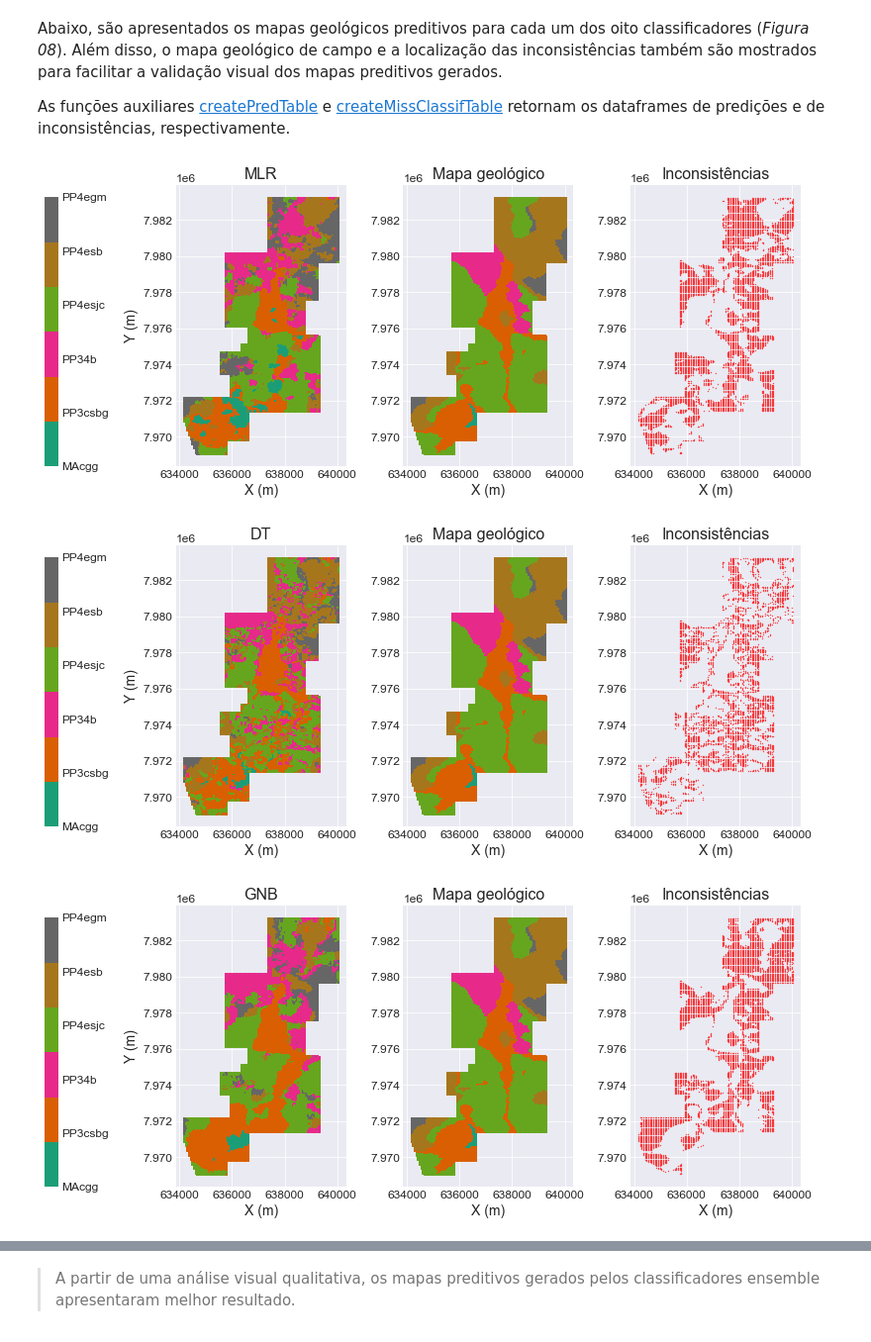
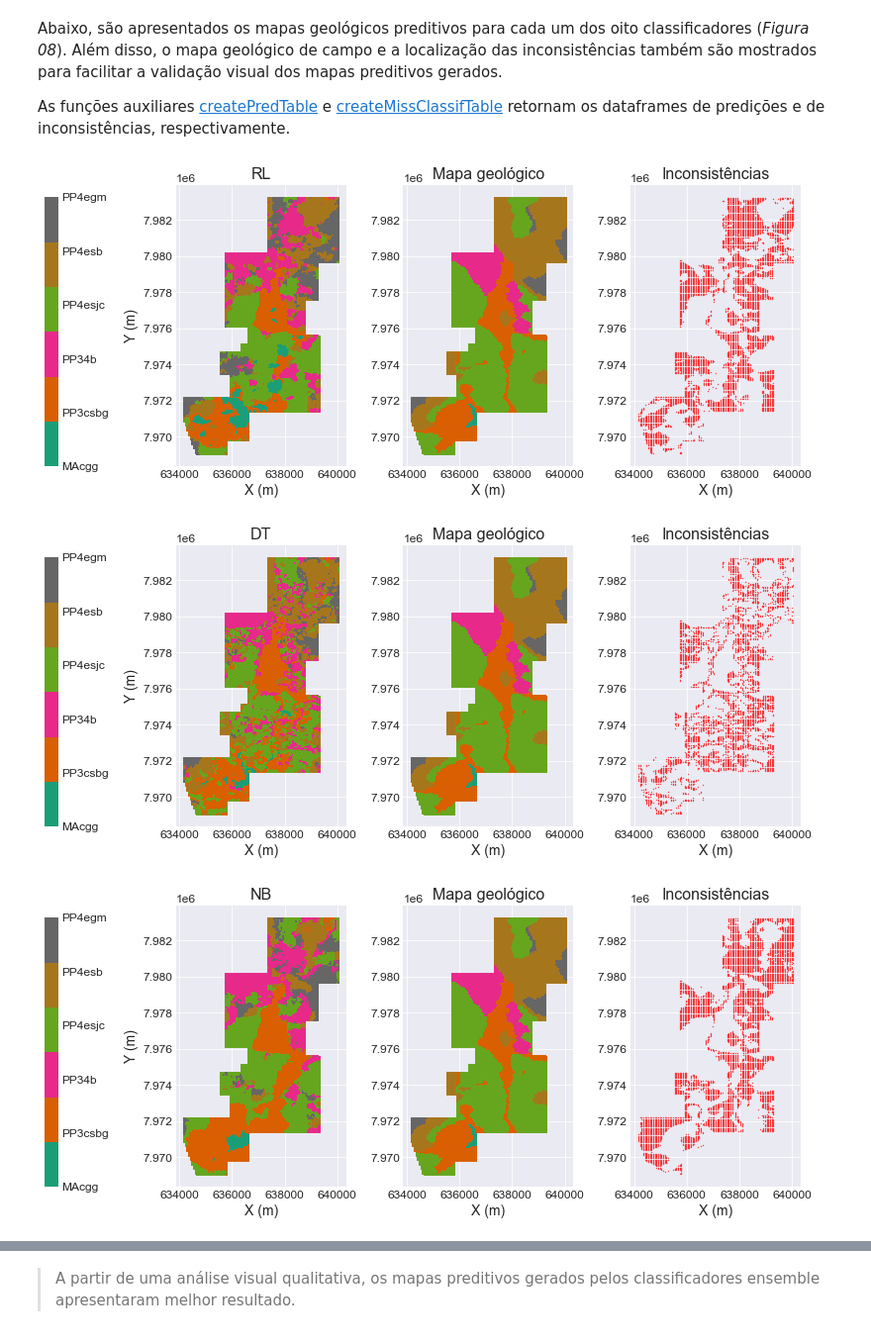
Before and after one commit to fnaghetini/Mapa-Preditivo, a Jupyter notebook: 2-predictive_litho_map.ipynb, the cells around one changed output, grey strips where cells are left out. Shown at 99% size. Cells and saved outputs as stored; diff of their text form; code cells hidden in the pictures.

```diff
--- a/2-predictive_litho_map.ipynb
+++ b/2-predictive_litho_map.ipynb
@@ -575,11 +570,11 @@ Como um dos objetivos so trabalho é comparar a performance entre diferentes cla
 - *XGBoost (XGB)*
 - *Multilayer Perceptron (MLP)*
 # %%
-# MLR
-mlr_pipe = Pipeline(steps = [('scaler', scaler),
-                             ('dim_reduction', dim_reduction),
-                             ('smote', oversamp),
-                             ('clf', LogisticRegression(multi_class = 'multinomial', penalty = 'l2'))])
+# RL
+rl_pipe = Pipeline(steps = [('scaler', scaler),
+                            ('dim_reduction', dim_reduction),
+                            ('smote', oversamp),
+                            ('clf', LogisticRegression(multi_class = 'multinomial', penalty = 'l2'))])
 
 # DT
 dt_pipe = Pipeline(steps = [('scaler', scaler),
@@ -587,11 +582,11 @@ dt_pipe = Pipeline(steps = [('scaler', scaler),
                             ('smote', oversamp),
                             ('clf', DecisionTreeClassifier(random_state = 42))])
 
-# GNB
-gnb_pipe = Pipeline(steps = [('scaler', scaler),
-                             ('dim_reduction', dim_reduction),
-                             ('smote', oversamp),
-                             ('clf',GaussianNB(priors = [0.006,0.188,0.093,0.423,0.252,0.038]))])
+# NB
+nb_pipe = Pipeline(steps = [('scaler', scaler),
+                            ('dim_reduction', dim_reduction),
+                            ('smote', oversamp),
+                            ('clf',GaussianNB(priors = [0.006,0.188,0.093,0.423,0.252,0.038]))])
 
 # KNN
 knn_pipe = Pipeline(steps = [('scaler', scaler),
@@ -623,9 +618,9 @@ mlp_pipe = Pipeline(steps = [('scaler', scaler),
                              ('smote', oversamp),
                              ('clf', MLPClassifier(random_state = 42))])
 
-pipe = {"MLR" : mlr_pipe,
+pipe = {"RL"  : rl_pipe,
         "DT"  : dt_pipe,
-        "GNB" : gnb_pipe,
+        "NB"  : nb_pipe,
         "KNN" : knn_pipe,
         "SVM" : svm_pipe,
         "RF"  : rf_pipe,
@@ -649,9 +644,9 @@ Por outro lado, na técnica **Random Search**, além de se informar um número d
 
 Abaixo, é definido um dicionário de valores candidatos a hiperparâmetros para cada um dos oito algoritmos escolhidos.
 # %%
-# MLR
-mlr_param = [{'clf__solver'  : ['newton-cg','saga','sag','lbfgs'],
-              'clf__C'       : np.logspace(-3,3,10)}]
+# RL
+rl_param = [{'clf__solver'  : ['newton-cg','saga','sag','lbfgs'],
+             'clf__C'       : np.logspace(-3,3,10)}]
 
 # DT
 dt_param = [{'clf__criterion'         : ['gini','entropy'],
@@ -659,8 +654,8 @@ dt_param = [{'clf__criterion'         : ['gini','entropy'],
              'clf__min_samples_split' : [1,2,5,10],
              'clf__min_samples_leaf'  : [1,2,5,10]}]
 
-# GNB
-gnb_param = [{'clf__var_smoothing' : np.logspace(-10,0,11)}]
+# NB
+nb_param = [{'clf__var_smoothing' : np.logspace(-10,0,11)}]
 
 # KNN
 knn_param = [{'clf__n_neighbors'  : [i for i in range(3,30) if i % 2 != 0],
@@ -699,7 +694,7 @@ mlp_param = [{'clf__hidden_layer_sizes' : [(10,),(20,),(30,),(50,),(10,10),(20,2
               'clf__learning_rate_init' : [0.0001,0.001,0.01,0.1,0.15,0.2,0.25,0.3],
               'clf__max_iter'           : [1,5,10,20,50,80,100,150,200,250]}]
 
-param = [mlr_param, dt_param, gnb_param, knn_param, svm_param, rf_param, xgb_param, mlp_param]
+param = [rl_param, dt_param, nb_param, knn_param, svm_param, rf_param, xgb_param, mlp_param]
 
 dic_param = {}
 for k, p in zip(pipe.keys(), param):
@@ -726,7 +721,7 @@ Na célula abaixo, o procedimento de tuning dos hiperparâmetros é realizado pa
 best_params = []
 
 # grid search
-for m in ['MLR', 'DT', 'GNB', 'KNN', 'SVM']:
+for m in ['RL', 'DT', 'NB', 'KNN', 'SVM']:
     grid = GridSearchCV(pipe[m], param_grid = dic_param[m], cv = cv, scoring = metric)
     grid.fit(X_train, y_train)
     best_params.append(grid.best_params_)
@@ -984,38 +967,38 @@ geo_map = pd.concat([train,test])
 # mapa de inconsistências
 miss_map = createMissClassifTable(pred_map, y_train, y_test)
 # lista de modelos
-models = ['MLR','DT','GNB','KNN','SVM','RF','XGB','MLP']
+models = ['RL','DT','NB','KNN','SVM','RF','XGB','MLP']
 
 for model in models:
     fig, (ax1, ax2, ax3) = plt.subplots(nrows = 1, ncols = 3, figsize = (10, 5))
 
     # plotagem do mapa preditivo
     cm_map = ax1.scatter(data = pred_map, x = 'X', y = 'Y', c = model, cmap = cm, s = sz, marker = mk)
     ax1.set_title(model, size = fs_title)
     ax1.set_xlabel('X (m)', size = 14)
     ax1.set_ylabel('Y (m)', size = 14)
 
     # plotagem do mapa geológico
     ax2.scatter(data = geo_map, x = 'X', y = 'Y', c = 'TARGET', cmap = cm, s = sz, marker = mk)
     ax2.set_title("Mapa geológico", size = fs_title)
     ax2.set_xlabel('X (m)', size = 14)
 
     # plotagem do mapa de inconsistências
     filtered_miss_map = miss_map[miss_map[model] == 1]
     ax3.scatter(data = filtered_miss_map, x = 'X', y = 'Y', c = 'red', s = 0.1, marker = 'o')
     ax3.set_title("Inconsistências", size = fs_title)
     ax3.set_xlabel('X (m)', size = 14)
 
     # legenda de unidades
     cbar = fig.colorbar(cm_map, ax = ax1, use_gridspec = False, anchor = (-27, 0))
     cbar.ax.set_yticklabels(['MAcgg','PP3csbg','PP34b','PP4esjc','PP4esb','PP4egm'])
 
     plt.tight_layout()
 
     # salva mapas
     plt.savefig("figures/notebook2/Figura_08_"+model+".png", dpi = 300);
 # %% [output]
-[figure, old version]
+[figure, new version]
 [figure]
 [figure]
 [figure]
```
Also changed, not shown: parts of 27 cells of this notebook, 28 other files.
